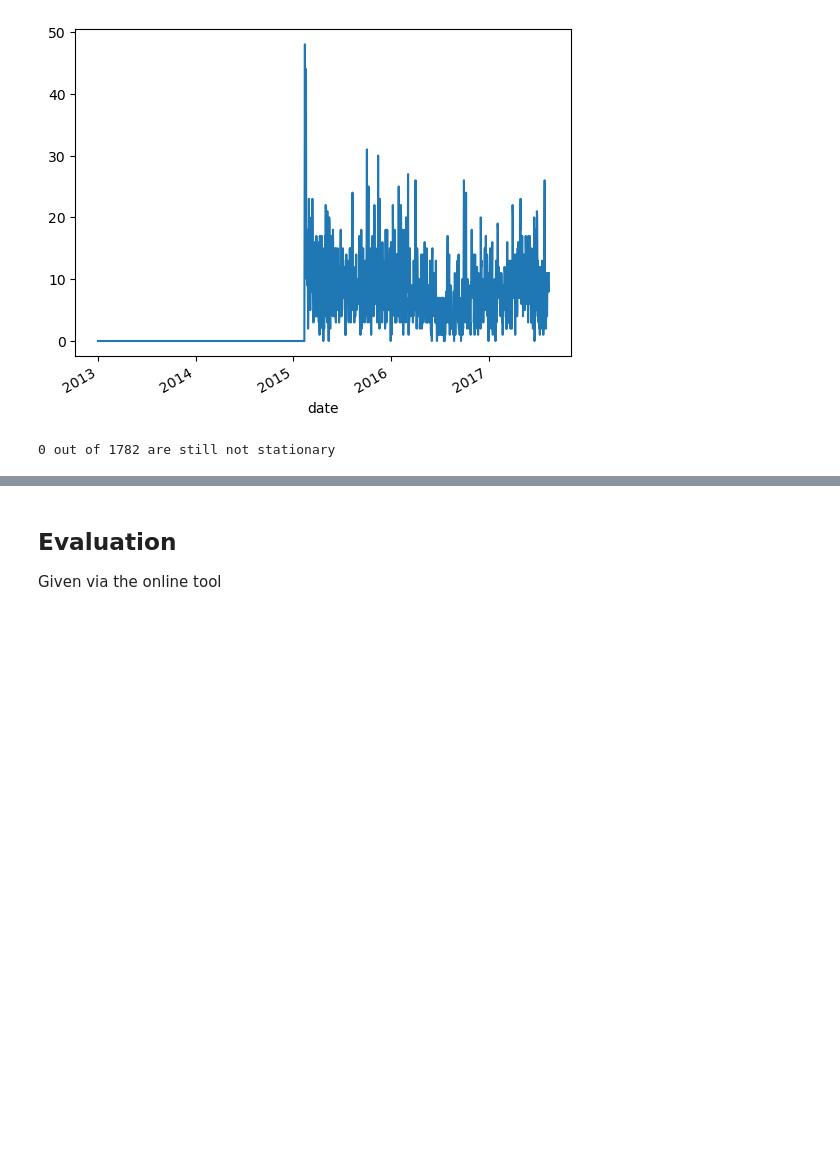
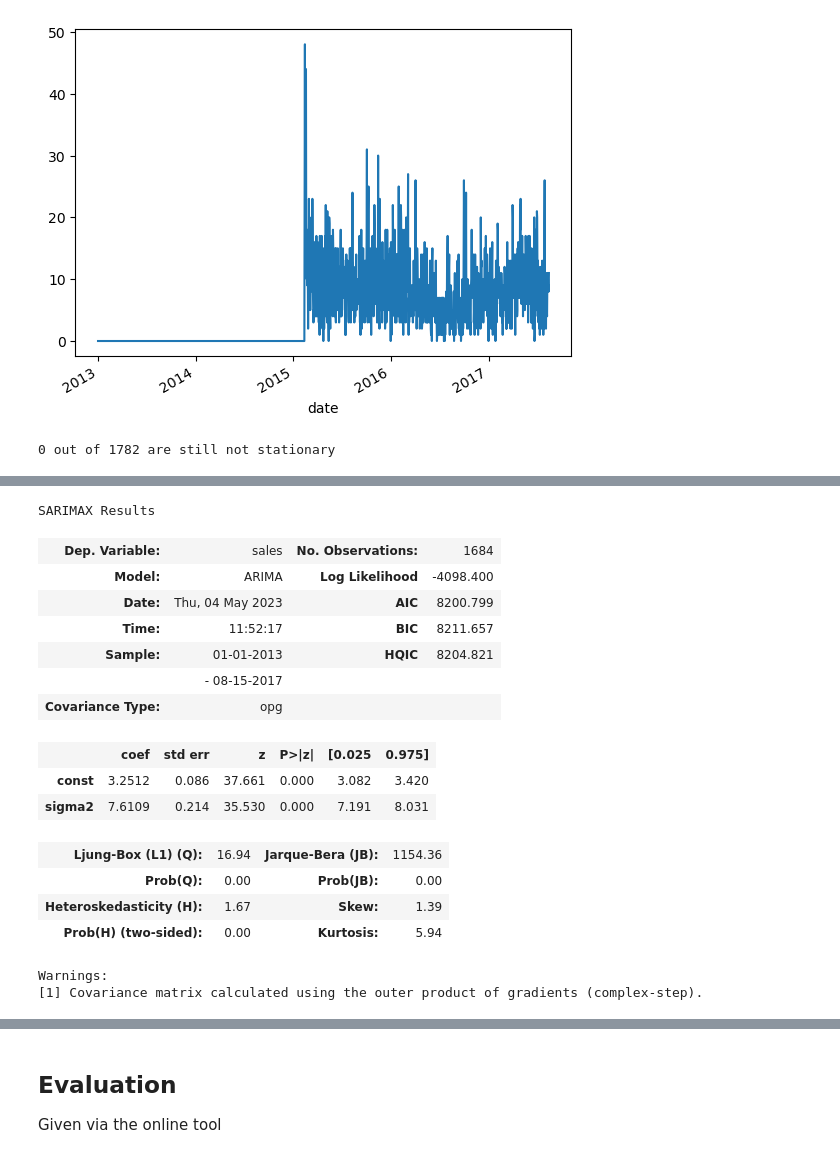
Before and after one commit to lkno0705/IndustrialApplicationsofAI, a Jupyter notebook: secondary-sector/practical-supply-chain-management/Sales-Forecasting.ipynb, the cells around one changed output, grey strips where cells are left out. Saved outputs shown, nothing was run; the diff lists cells and outputs as text; code cells hidden in the pictures; blank space fills up the shorter version.

```diff
--- a/secondary-sector/practical-supply-chain-management/Sales-Forecasting.ipynb
+++ b/secondary-sector/practical-supply-chain-management/Sales-Forecasting.ipynb
@@ -418,8 +368,0 @@ See the caveats in the documentation: https://pandas.pydata.org/pandas-docs/stab
-# %%
-train_grouped = train.groupby(['family', 'store_nbr'])
-splitted_train_sma = {
-    family: {
-        store_nbr: add_sma_for_observations(train_grouped, store_nbr=store_nbr, family=family)
-        for store_nbr in train_grouped.get_group(family).groupby('store_nbr').groups.keys()
-    } for family in train_grouped.family.unique()
-}
@@ -428,6 +409,7 @@ splitted_train_sma = {
 # %%
 # Forecasting needs to be done by family and store nbr
 train_ma = train.copy()
+train_ma.index = pd.DatetimeIndex(train_ma.index).to_period('D')
 train_ma_grouped = train_ma.groupby(['family', 'store_nbr'])
 splitted_train_ma = {
     family: {
@@ -439,7 +421,7 @@ splitted_train_ma = {
         for store_nbr in train_ma.store_nbr.unique()
     } for family in train_ma.family.unique()
 }
-splitted_train_ma
+# splitted_train_ma
 # %% [output]
 {'AUTOMOTIVE': {1: {'df':             sales
    date
@@ -519,4 +554,26 @@ print(f'{still_not_stationary} out of {total} are still not stationary')
 # %%
 from statsmodels.tsa.arima.model import ARIMA
 
 # TODO: Implement ARIMA model
+
+model = ARIMA(endog=splitted_train_ma['AUTOMOTIVE'][1]['df'].sales)
+model = model.fit()
+model.summary()
+# %% [output]
+SARIMAX Results
+| Dep. Variable: | sales | No. Observations: | 1684 |
+| Model: | ARIMA | Log Likelihood | -4098.400 |
+| Date: | Thu, 04 May 2023 | AIC | 8200.799 |
+| Time: | 11:52:17 | BIC | 8211.657 |
+| Sample: | 01-01-2013 | HQIC | 8204.821 |
+|  | - 08-15-2017 |  |  |
+| Covariance Type: | opg |  |  |
+|  | coef | std err | z | P>|z| | [0.025 | 0.975] |
+| const | 3.2512 | 0.086 | 37.661 | 0.000 | 3.082 | 3.420 |
+| sigma2 | 7.6109 | 0.214 | 35.530 | 0.000 | 7.191 | 8.031 |
+| Ljung-Box (L1) (Q): | 16.94 | Jarque-Bera (JB): | 1154.36 |
+| Prob(Q): | 0.00 | Prob(JB): | 0.00 |
+| Heteroskedasticity (H): | 1.67 | Skew: | 1.39 |
+| Prob(H) (two-sided): | 0.00 | Kurtosis: | 5.94 |
+Warnings:
+[1] Covariance matrix calculated using the outer product of gradients (complex-step).
```
Also changed, not shown: parts of 14 cells of this notebook, 1 other file.
